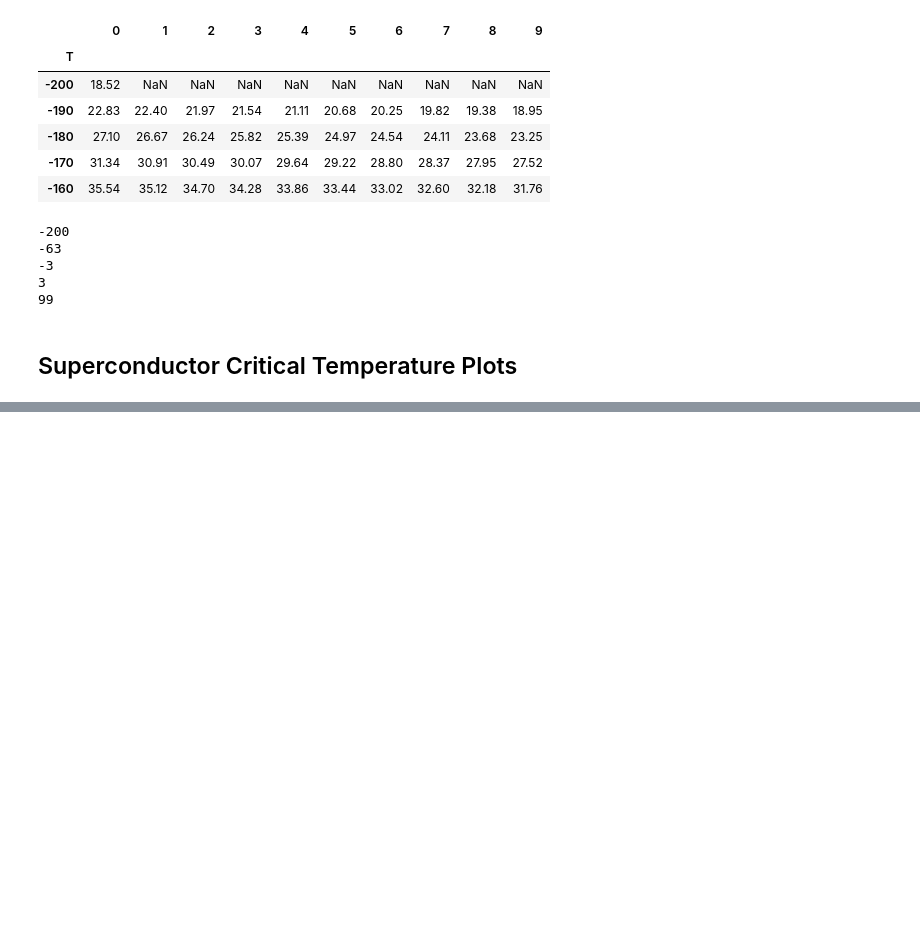
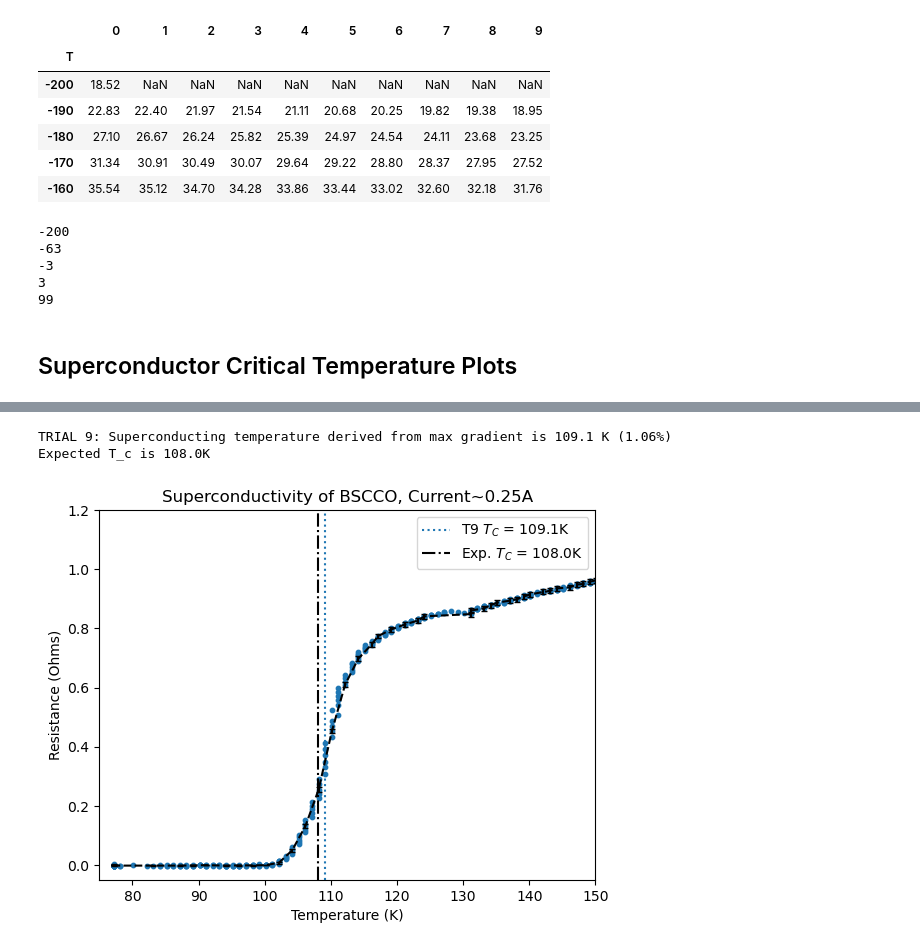
Before and after one commit to ryanznie/adlab-experiments, a Jupyter notebook: superconductor/superconductor_analysis.ipynb, the cells around one changed output, grey strips where cells are left out. Cells and saved outputs as stored; diff of their text form; code cells hidden in the pictures; blank space fills up the shorter version.

```diff
--- a/superconductor/superconductor_analysis.ipynb
+++ b/superconductor/superconductor_analysis.ipynb
@@ -155,0 +164,18 @@ Expected Critical T_c is 108.0K
+# %%
+analyze('d3t9.txt', current=0.25, error=True)
+Expected_Tc = 108
+print(f'Expected T_c is {Expected_Tc:.1f}K')
+plt.axvline(Expected_Tc, color='black', linestyle='-.', label=f'Exp. $T_C$ = {Expected_Tc:.1f}K')
+
+plt.legend()
+plt.title('Superconductivity of BSCCO, Current~0.25A')
+plt.xlabel('Temperature (K)')
+plt.ylabel('Resistance (Ohms)')
+plt.xlim(75, 150)
+plt.ylim(-0.05, 1.2)
+
+plt.savefig('t9.png')
+# %% [output]
+TRIAL 9: Superconducting temperature derived from max gradient is 109.1 K (1.06%)
+Expected T_c is 108.0K
+[figure, added]
```
Also changed, not shown: parts of 2 cells of this notebook, 1 other file.
